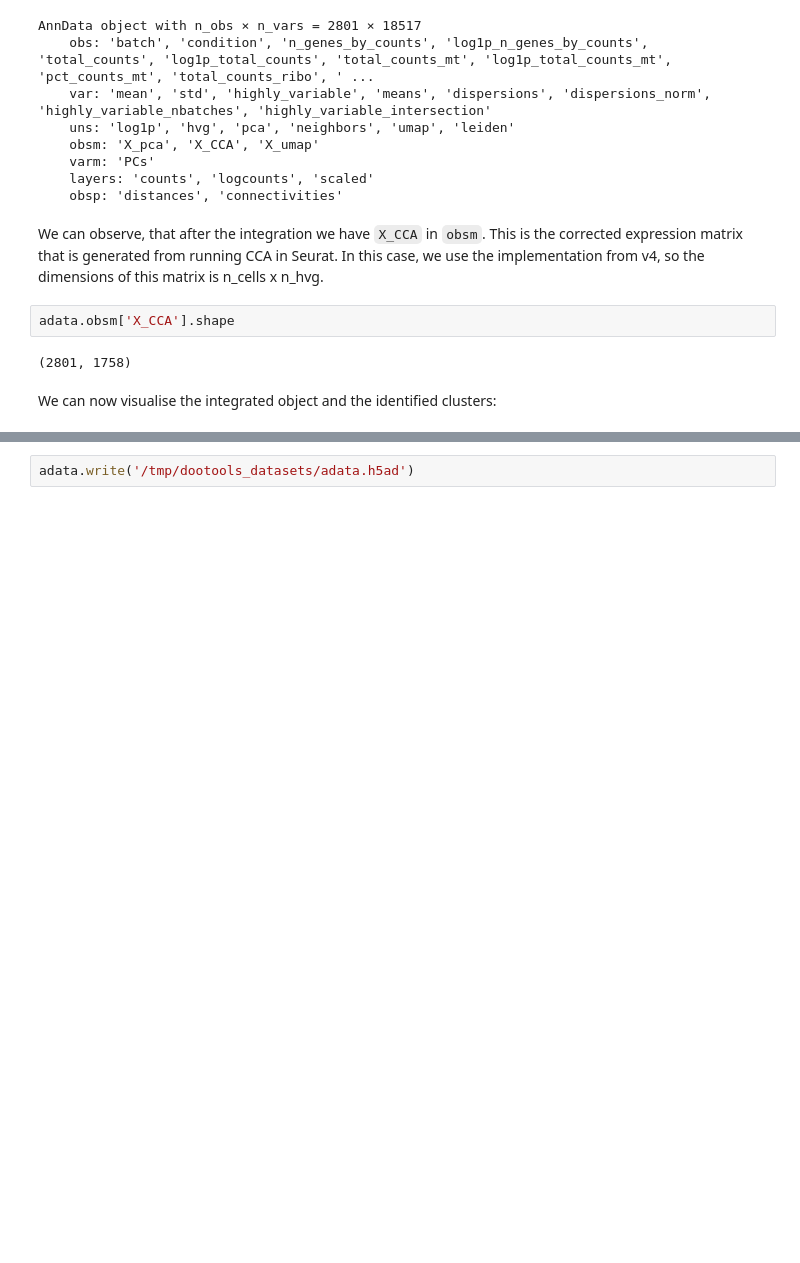
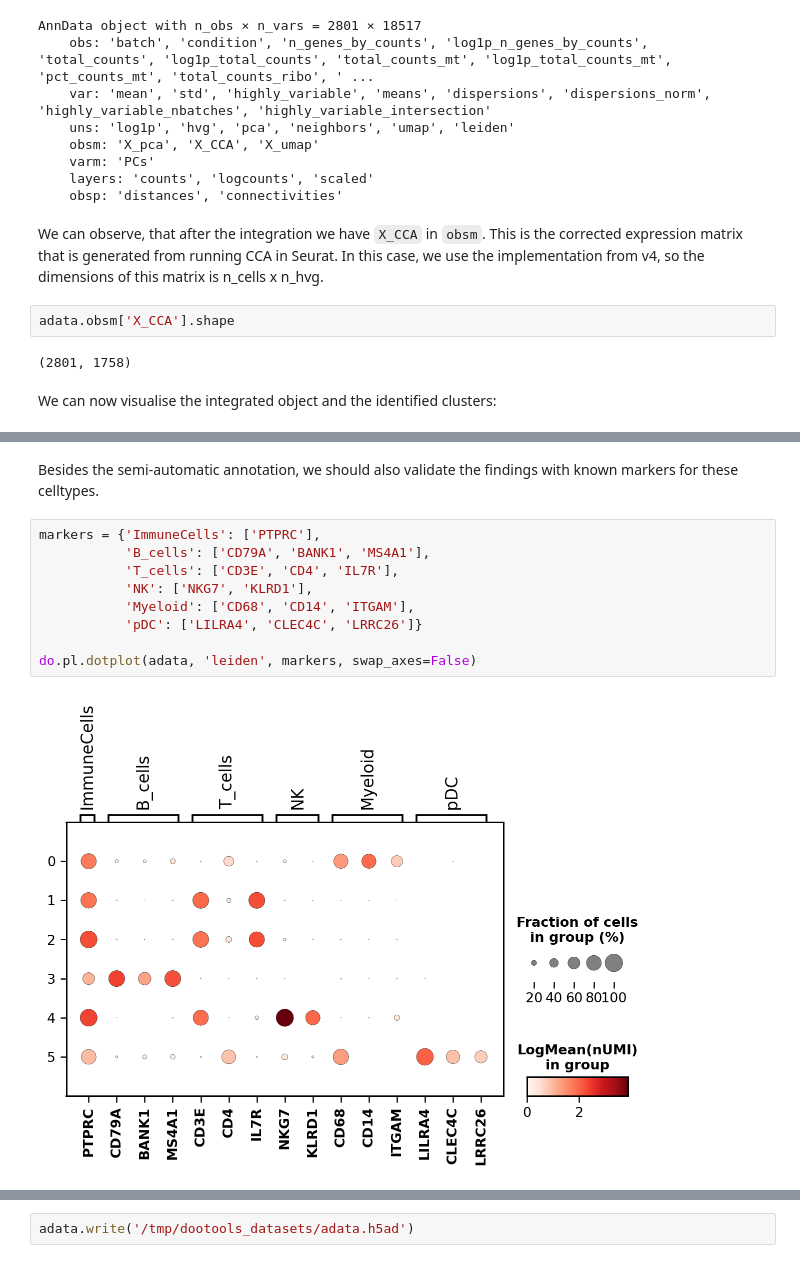
Before and after one commit to davidrm-bio/DOTools_py, a Jupyter notebook: docs/notebooks/example_10X.ipynb, the cells around one changed output, grey strips where cells are left out. Drawn from its saved outputs; the diff is of its cells as text; blank space fills up the shorter version.

```diff
--- a/docs/notebooks/example_10X.ipynb
+++ b/docs/notebooks/example_10X.ipynb
@@ -193,0 +229,13 @@ do.pl.umap(adata, 'autoAnnot', labels='autoAnnot')
+# %% [markdown]
+Besides the semi-automatic annotation, we should also validate the findings with  known markers for these celltypes.
+# %%
+markers = {'ImmuneCells': ['PTPRC'],
+           'B_cells': ['CD79A', 'BANK1', 'MS4A1'],
+           'T_cells': ['CD3E', 'CD4', 'IL7R'],
+           'NK': ['NKG7', 'KLRD1'],
+           'Myeloid': ['CD68', 'CD14', 'ITGAM'],
+           'pDC': ['LILRA4', 'CLEC4C', 'LRRC26']}
+
+do.pl.dotplot(adata, 'leiden', markers, swap_axes=False)
+# %% [output]
+[figure, added]
```
Also changed, not shown: parts of 29 cells of this notebook, 7 other files.
